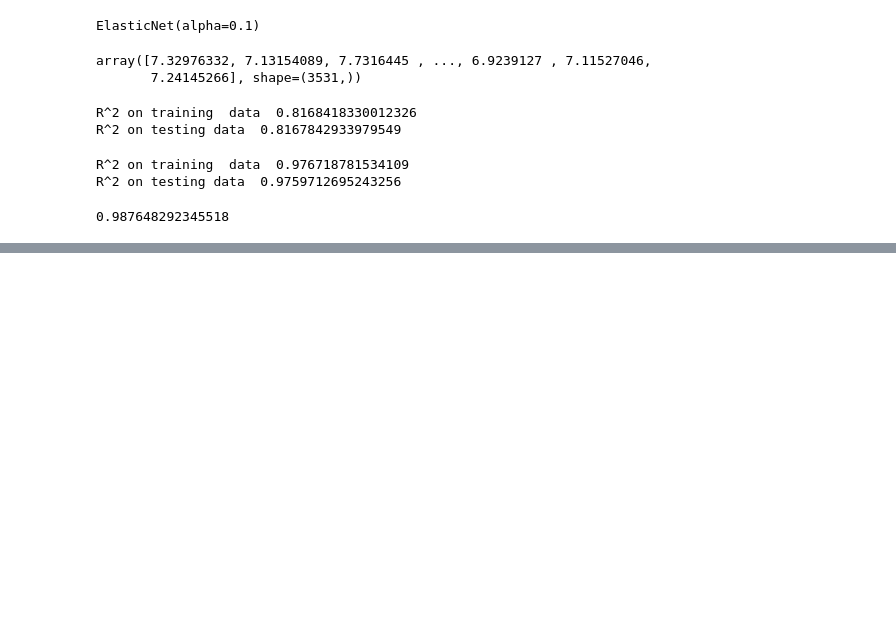
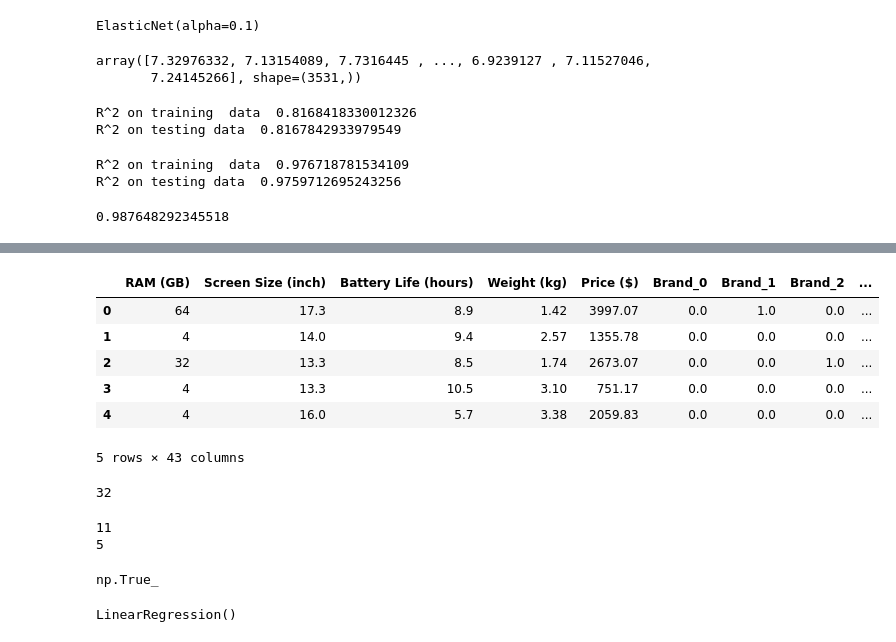
Before and after one commit to MahdiHaroun/Laptop_Prices_Model, a Jupyter notebook: Model.ipynb, the cells around one changed output, grey strips where cells are left out. Drawn from its saved outputs; the diff is of its cells as text; code cells hidden in the pictures; blank space fills up the shorter version.

```diff
--- a/Model.ipynb
+++ b/Model.ipynb
@@ -730,0 +745,12 @@ best.score(X_test,y_test)
+# %%
+mask = data.dtypes == object
+categorical_cols = data.columns[mask]
+# %%
+num_ohc_cols = (data[categorical_cols]
+                .apply(lambda x: x.nunique(dropna = False))
+                .sort_values(ascending=False))
+
+small_num_ohc_cols = num_ohc_cols.loc[num_ohc_cols>1]
+
+small_num_ohc_cols -= 1
+small_num_ohc_cols.sum()
@@ -730,0 +759,3 @@ best.score(X_test,y_test)
+# %%
+for col in num_ohc_cols.index:
+    print(data_ohc[col])
@@ -730,0 +780,22 @@ best.score(X_test,y_test)
+# %%
+for col in num_ohc_cols.index:
+    print(data_ohc[col])
+    dat = le.fit_transform(data_ohc[col]).astype(int)
+
+    # Remove the original column from the dataframe
+    data_ohc = data_ohc.drop(col, axis=1)
+
+    # One hot encode the data--this returns a sparse array
+    new_dat = ohc.fit_transform(dat.reshape(-1,1))
+
+    # Create unique column names
+    n_cols = new_dat.shape[1]
+    col_names = ['_'.join([col, str(x)]) for x in range(n_cols)]
+
+    # Create the new dataframe
+    new_df = pd.DataFrame(new_dat.toarray(),
+                          index=data_ohc.index,
+                          columns=col_names)
+
+    # Append the new data to the dataframe
+    data_ohc = pd.concat([data_ohc, new_df], axis=1)
@@ -730,0 +820,24 @@ best.score(X_test,y_test)
+# %%
+data_ohc.head()
+# %% [output]
+|  | RAM (GB) | Screen Size (inch) | Battery Life (hours) | Weight (kg) | Price ($) | Brand_0 | Brand_1 | Brand_2 | ... |
+| 0 | 64 | 17.3 | 8.9 | 1.42 | 3997.07 | 0.0 | 1.0 | 0.0 | ... |
+| 1 | 4 | 14.0 | 9.4 | 2.57 | 1355.78 | 0.0 | 0.0 | 0.0 | ... |
+| 2 | 32 | 13.3 | 8.5 | 1.74 | 2673.07 | 0.0 | 0.0 | 1.0 | ... |
+| 3 | 4 | 13.3 | 10.5 | 3.10 | 751.17 | 0.0 | 0.0 | 0.0 | ... |
+| 4 | 4 | 16.0 | 5.7 | 3.38 | 2059.83 | 0.0 | 0.0 | 0.0 | ... |
+5 rows × 43 columns
+# %%
+data_ohc.shape[1] - data.shape[1]
+# %% [output]
+32
+# %%
+print(data.shape[1])
+
+# Remove the string columns from the dataframe
+data = data.drop(num_ohc_cols.index, axis=1)
+
+print(data.shape[1])
+# %% [output]
+11
+5
@@ -730,0 +861,9 @@ best.score(X_test,y_test)
+# %%
+(X_train_ohc.index == X_train.index).all()
+# %% [output]
+np.True_
+# %%
+lm = LinearRegression()
+lm.fit(X_train_ohc, y_train_ohc)
+# %% [output]
+LinearRegression()
```
Also changed, not shown: parts of 24 cells of this notebook.
